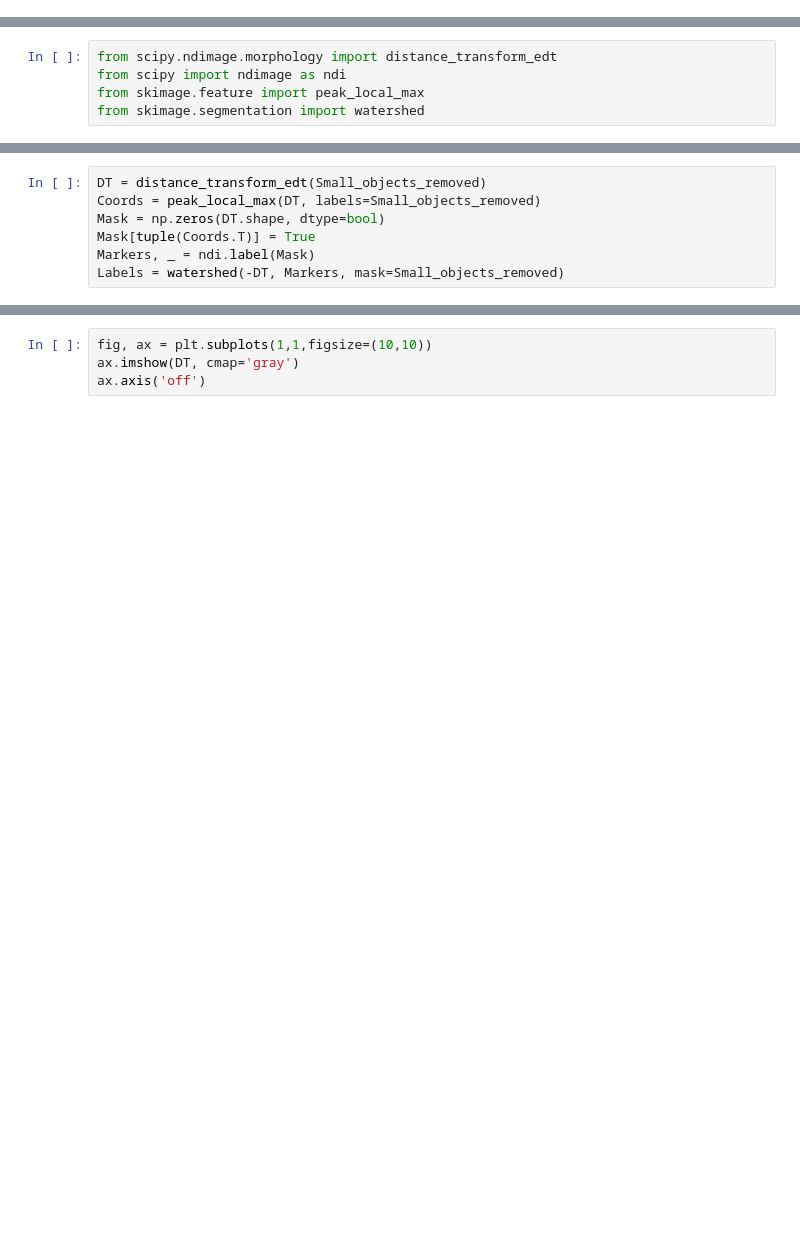
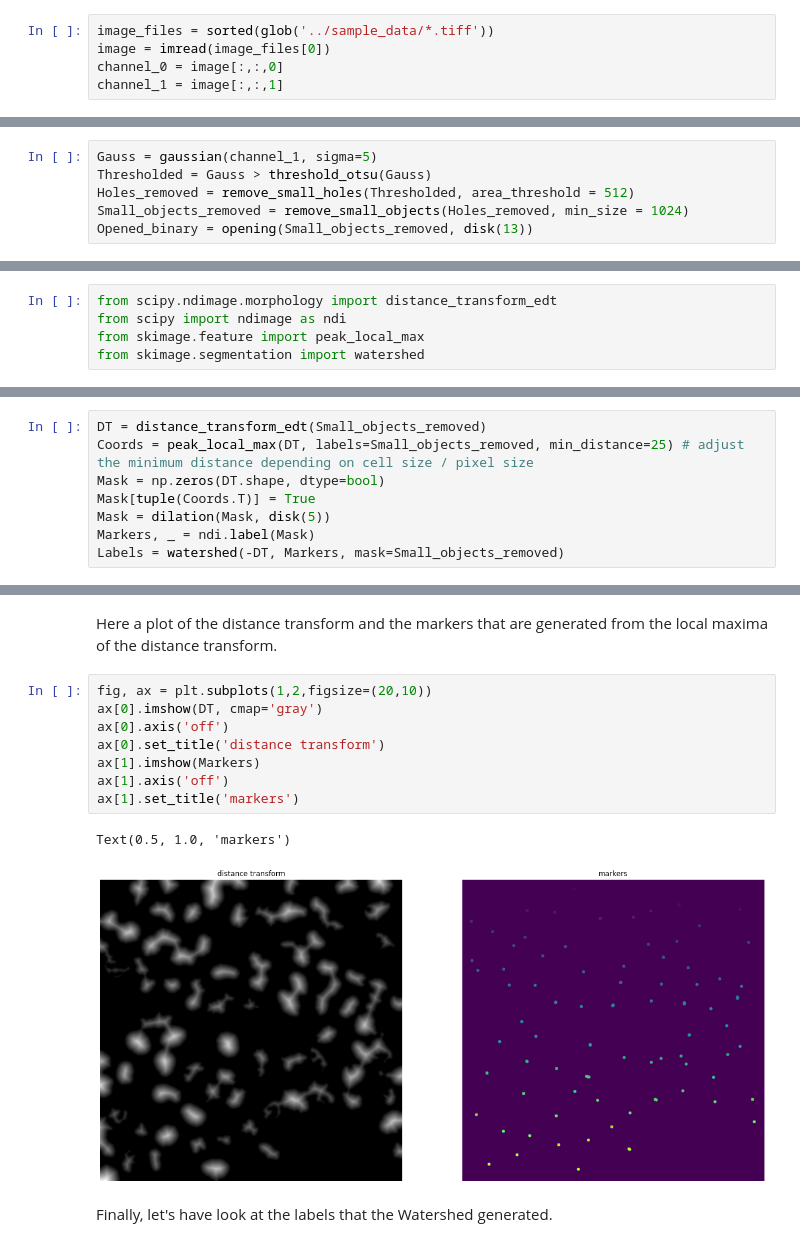
Before and after one commit to IES-HelmholtzZentrumMunchen/single-cell-analysis-course-2022, a Jupyter notebook: notebooks/04_segmentation.ipynb, the cells around one changed output, grey strips where cells are left out. Saved outputs shown, nothing was run; the diff lists cells and outputs as text; blank space fills up the shorter version.

```diff
--- a/notebooks/04_segmentation.ipynb
+++ b/notebooks/04_segmentation.ipynb
@@ -0,0 +28,5 @@
+# %%
+image_files = sorted(glob('../sample_data/*.tiff'))
+image = imread(image_files[0])
+channel_0 = image[:,:,0]
+channel_1 = image[:,:,1]
@@ -0,0 +39,6 @@
+# %%
+Gauss = gaussian(channel_1, sigma=5)
+Thresholded = Gauss > threshold_otsu(Gauss)
+Holes_removed = remove_small_holes(Thresholded, area_threshold = 512)
+Small_objects_removed = remove_small_objects(Holes_removed, min_size = 1024)
+Opened_binary = opening(Small_objects_removed, disk(13))
@@ -6,7 +87,8 @@ from skimage.segmentation import watershed
 # %%
 DT = distance_transform_edt(Small_objects_removed)
-Coords = peak_local_max(DT, labels=Small_objects_removed)
+Coords = peak_local_max(DT, labels=Small_objects_removed, min_distance=25) # adjust the minimum distance depending on cell size / pixel size
 Mask = np.zeros(DT.shape, dtype=bool)
 Mask[tuple(Coords.T)] = True
+Mask = dilation(Mask, disk(5))
 Markers, _ = ndi.label(Mask)
 Labels = watershed(-DT, Markers, mask=Small_objects_removed)
@@ -15,7 +107,18 @@ NameError: name 'Small_objects_removed' is not defined
+# %% [markdown]
+Here a plot of the distance transform and the markers that are generated from the local maxima of the distance transform.
 # %%
-fig, ax = plt.subplots(1,1,figsize=(10,10))
-ax.imshow(DT, cmap='gray')
-ax.axis('off')
+fig, ax = plt.subplots(1,2,figsize=(20,10))
+ax[0].imshow(DT, cmap='gray')
+ax[0].axis('off')
+ax[0].set_title('distance transform')
+ax[1].imshow(Markers)
+ax[1].axis('off')
+ax[1].set_title('markers')
+# %% [output]
+Text(0.5, 1.0, 'markers')
+[figure, added]
+# %% [markdown]
+Finally, let's have look at the labels that the Watershed generated.
 # %%
 fig, ax = plt.subplots(1,1,figsize=(10,10))
 ax.imshow(Labels, cmap='Set1')
```
Also changed, not shown: parts of 38 cells of this notebook, 12 other files.
